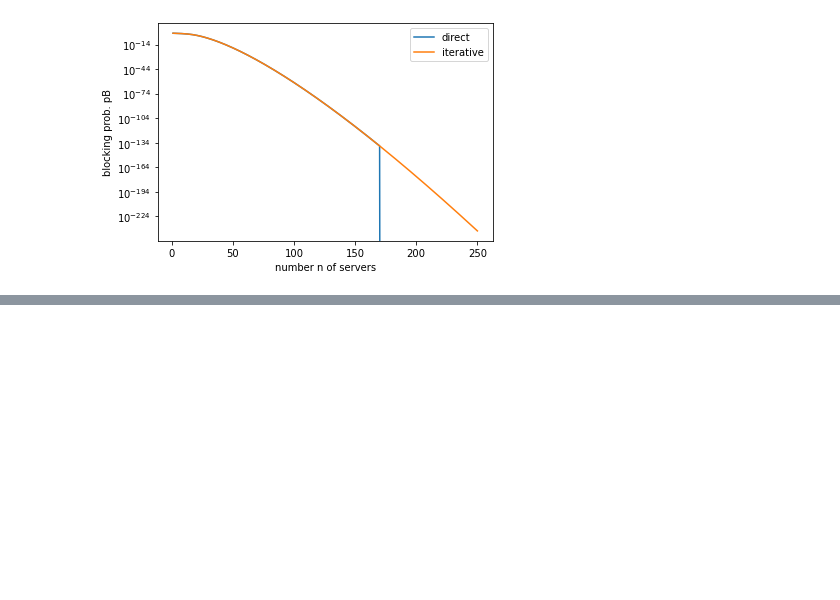
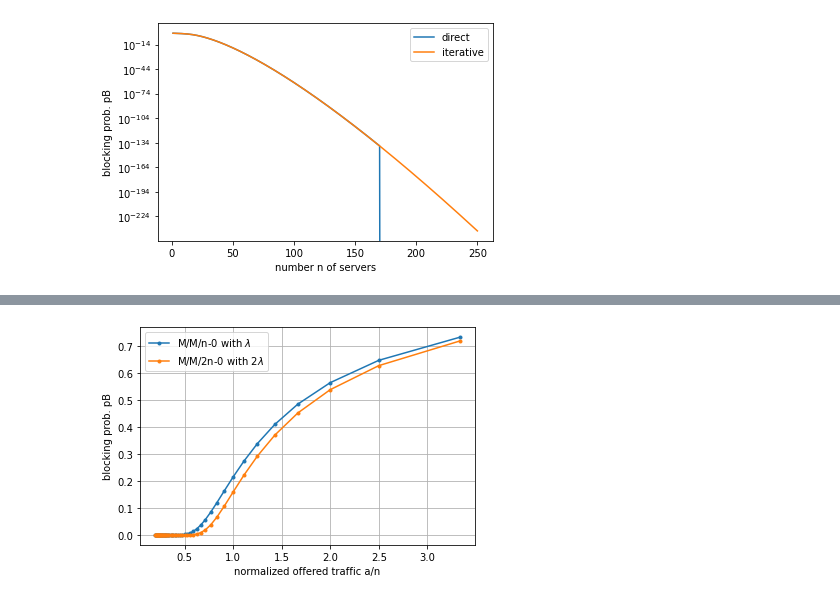
Before and after one commit to hossfeld/performance-modeling, a Jupyter notebook: chapter4_markovianSystems/ch4-1-mmn-loss.ipynb, the cells around one changed output, grey strips where cells are left out. Drawn from its saved outputs; the diff is of its cells as text; code cells hidden in the pictures; blank space fills up the shorter version.

```diff
--- a/chapter4_markovianSystems/ch4-1-mmn-loss.ipynb
+++ b/chapter4_markovianSystems/ch4-1-mmn-loss.ipynb
@@ -90,0 +100,16 @@ plt.legend();
+# %%
+n = np.arange(3,51)
+a = 10
+single = erlangB_iterativeComputation(n, a=a)
+double = erlangB_iterativeComputation(2*n, a=2*a)
+
+plt.plot(a/n, single, '.-', label=f'M/M/n-0 with $\lambda$')
+plt.plot(a/n, double, '.-', label=f'M/M/2n-0 with $2\lambda$')
+
+#plt.yscale('log')
+plt.xlabel('normalized offered traffic a/n')
+plt.ylabel('blocking prob. pB')
+plt.grid(which='major')
+plt.legend();
+# %% [output]
+[figure, added]
```
Also changed, not shown: parts of 1 cell of this notebook, 1 other file.
